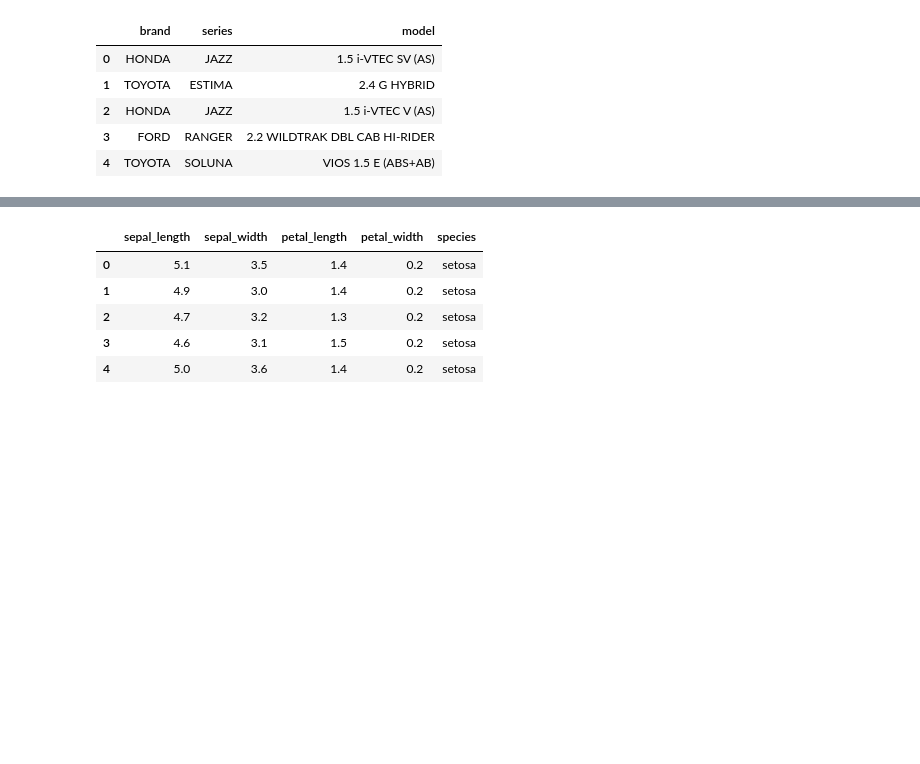
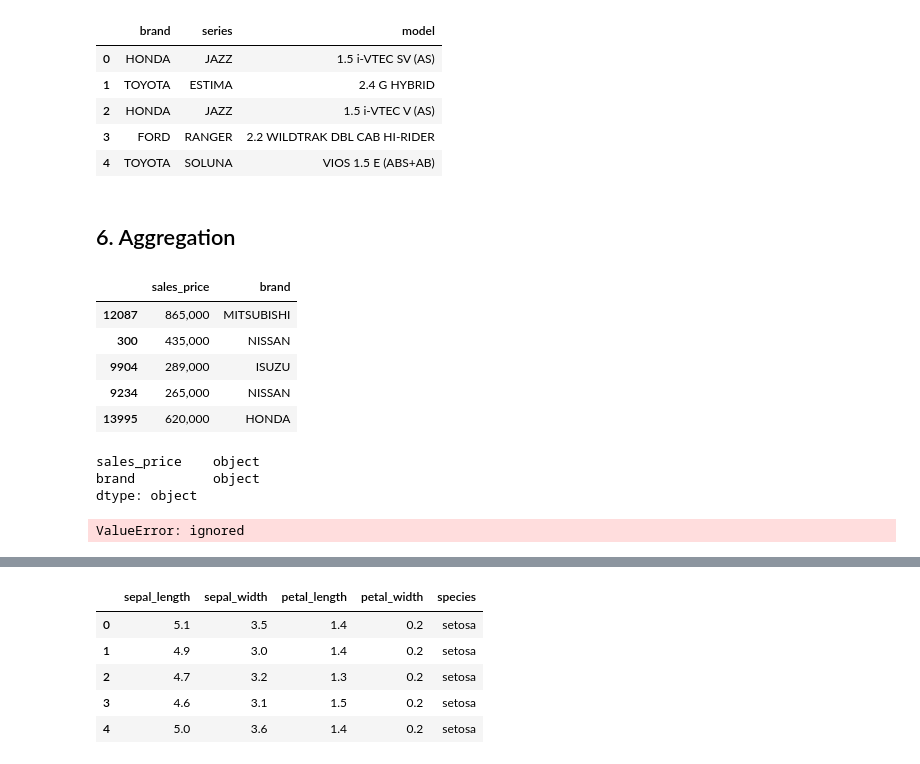
Before and after one commit to ai-builders/ai-builders.github.io, a Jupyter notebook: notebooks/ai_builder_pandas.ipynb, the cells around one changed output, grey strips where cells are left out. Drawn from its saved outputs; the diff is of its cells as text; code cells hidden in the pictures; blank space fills up the shorter version.

Commit message:
Add aggregation and question for pandas pre-course

```diff
--- a/notebooks/ai_builder_pandas.ipynb
+++ b/notebooks/ai_builder_pandas.ipynb
@@ -212,3 +234,25 @@ df.iloc[0:5, 1:4]
 | 2 | HONDA | JAZZ | 1.5 i-VTEC V (AS) |
 | 3 | FORD | RANGER | 2.2 WILDTRAK DBL CAB HI-RIDER |
 | 4 | TOYOTA | SOLUNA | VIOS 1.5 E (ABS+AB) |
+# %% [markdown]
+## 6. Aggregation
+# %%
+df2 = df[['sales_price', 'brand']]
+df2.sample(n=5)
+# %% [output]
+|  | sales_price | brand |
+| 12087 | 865,000 | MITSUBISHI |
+| 300 | 435,000 | NISSAN |
+| 9904 | 289,000 | ISUZU |
+| 9234 | 265,000 | NISSAN |
+| 13995 | 620,000 | HONDA |
+# %%
+df2.dtypes
+# %% [output]
+sales_price    object
+brand          object
+dtype: object
+# %%
+df2['sales_price'].astype(int)
+# %% [output]
+ValueError: ignored
```
Also changed, not shown: parts of 20 cells of this notebook.
